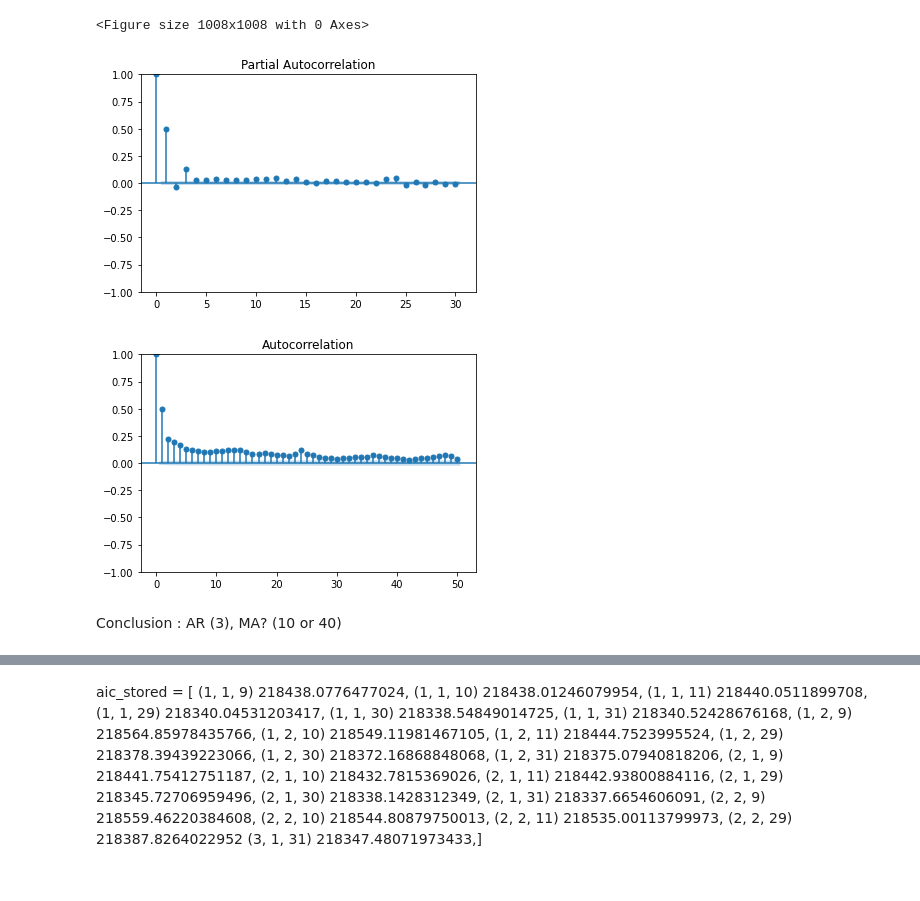
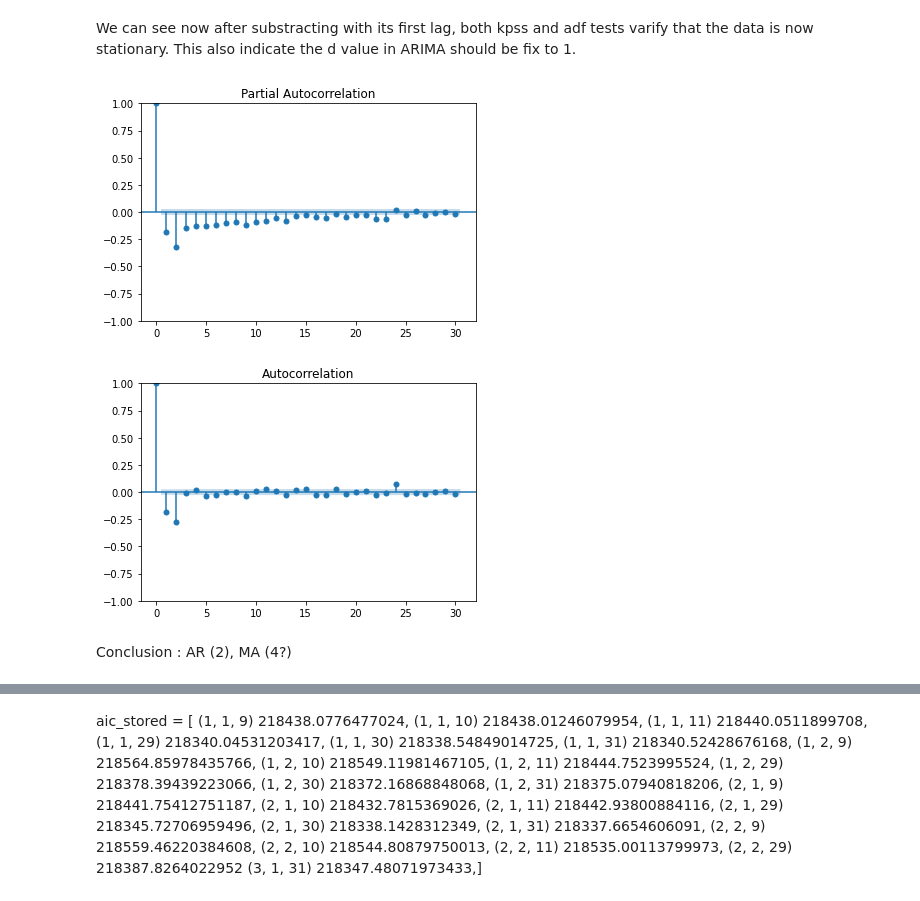
Before and after one commit to Windbenders/capstone_energy, a Jupyter notebook: notebooks/model_arima_final.ipynb, the cells around one changed output, grey strips where cells are left out. Drawn from its saved outputs; the diff is of its cells as text; code cells hidden in the pictures.

Commit message:
notebooks ravi_arima updated (#98)

```diff
--- a/notebooks/model_arima_final.ipynb
+++ b/notebooks/model_arima_final.ipynb
@@ -27,5 +25,5 @@ imb = pd.read_csv("../data/imbalance_1h.csv")
 # %%
 dateparse = lambda x: datetime.strptime(x, '%Y-%m-%d %H:%M:%S')
 
-imb_2019 = pd.read_csv("../data/imbalance_1h_2019.csv", index_col=0, parse_dates=['timestamp'], date_parser=dateparse)
+imb_2019 = pd.read_csv("../data/imbalance_2019_modeling.csv", index_col=0, parse_dates=['timestamp'], date_parser=dateparse)
 imb_2020 = pd.read_csv("../data/imbalance_1h_2020.csv", index_col=0, parse_dates=['timestamp'], date_parser=dateparse)
@@ -57,3 +56,5 @@ memory usage: 319.1 KB
+# %%
+imb_2019 = imb_2019.set_index('timestamp')
 # %%
 def train_test_split(df):
     n = int(len(df)*0.7)
@@ -72 +136,9 @@ print(train_2020.shape, test_2020.shape)
+# %%
+def take_diff(df):
+    diff = df - df.shift(1)
+    diff.dropna(inplace=True)
+
+    return diff
+# %%
+diff_train_2019 = take_diff(train_2019)
 # %%
@@ -82,10 +178,10 @@ train_2019.head()
+# %% [markdown]
+We can see now after substracting with its first lag, both kpss and adf tests varify that the data is now stationary. This also indicate the d value in ARIMA should be fix to 1.
 # %%
-plt.figure(figsize=(14, 14))
-pacf = plot_pacf(train_2019, lags=30, alpha=0.05)
-acf = plot_acf(train_2019, lags=50, alpha=0.05)
+plot_pacf(diff_train_2019, lags=30, alpha=0.05)
+plot_acf(diff_train_2019, lags=30, alpha=0.05);
 # %% [output]
-<Figure size 1008x1008 with 0 Axes>
-[figure, old version]
+[figure, new version]
-[figure, old version]
+[figure, new version]
 # %% [markdown]
-Conclusion : AR (3), MA? (10 or 40)
+Conclusion : AR (2), MA (4?)
```
Also changed, not shown: parts of 82 cells of this notebook.
